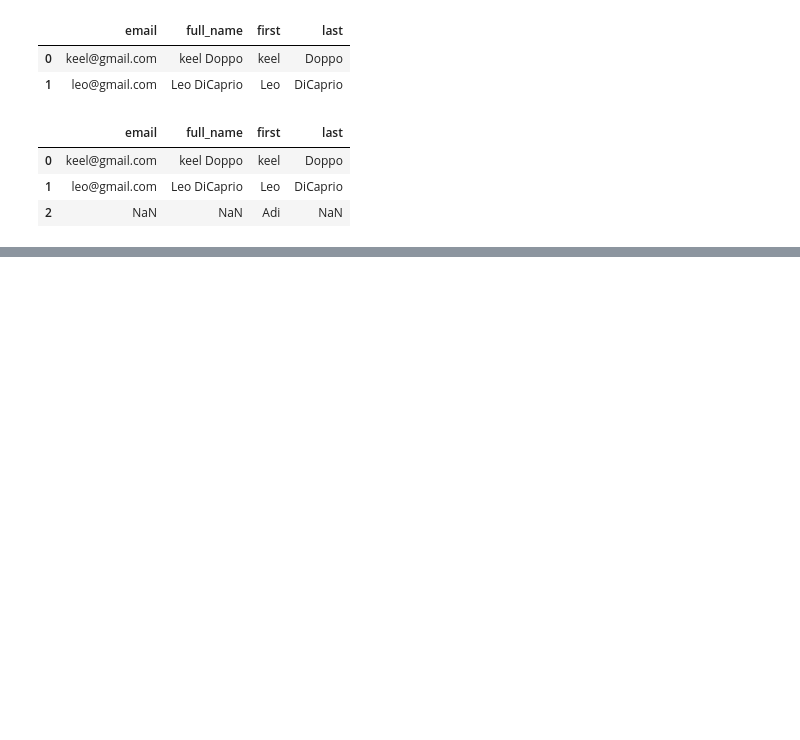
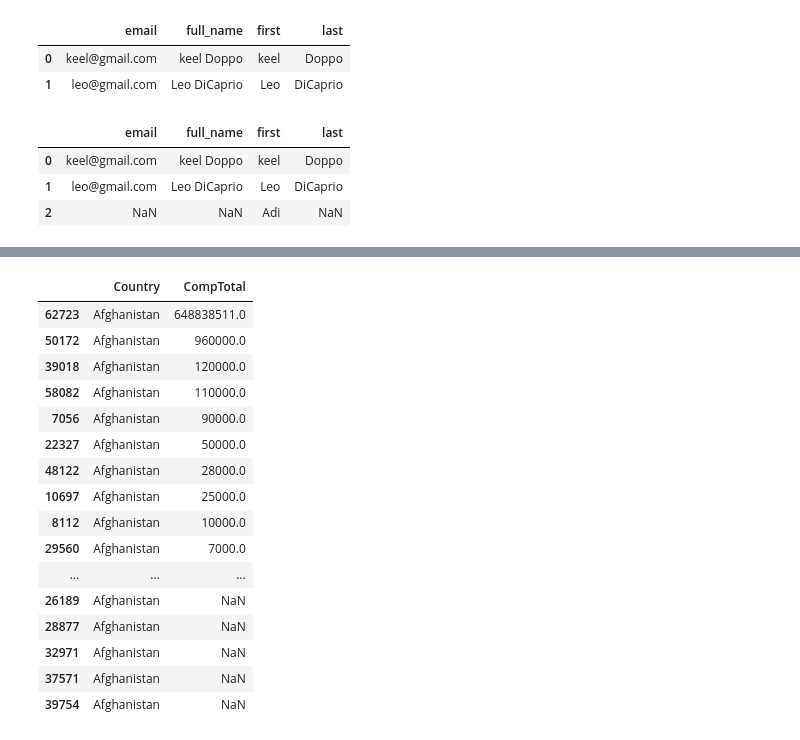
Before and after one commit to AdityaTanwar2312/Pandas, a Jupyter notebook: Intro.ipynb, the cells around one changed output, grey strips where cells are left out. Cells and saved outputs as stored; diff of their text form; code cells hidden in the pictures; blank space fills up the shorter version.

```diff
--- a/Intro.ipynb
+++ b/Intro.ipynb
@@ -208,0 +303,23 @@ df2.drop(index=df2[df2['first']=='Adi'].index)
+# %%
+#Lets see results on the bigger data set
+
+df.sort_values(by=['Country', 'CompTotal'], ascending=[True, False], inplace=True)
+df[['Country', 'CompTotal']].head(20)
+# %% [output]
+|  | Country | CompTotal |
+| 62723 | Afghanistan | 648838511.0 |
+| 50172 | Afghanistan | 960000.0 |
+| 39018 | Afghanistan | 120000.0 |
+| 58082 | Afghanistan | 110000.0 |
+| 7056 | Afghanistan | 90000.0 |
+| 22327 | Afghanistan | 50000.0 |
+| 48122 | Afghanistan | 28000.0 |
+| 10697 | Afghanistan | 25000.0 |
+| 8112 | Afghanistan | 10000.0 |
+| 29560 | Afghanistan | 7000.0 |
+| ... | ... | ... |
+| 26189 | Afghanistan | NaN |
+| 28877 | Afghanistan | NaN |
+| 32971 | Afghanistan | NaN |
+| 37571 | Afghanistan | NaN |
+| 39754 | Afghanistan | NaN |
```
Also changed, not shown: parts of 13 cells of this notebook.
